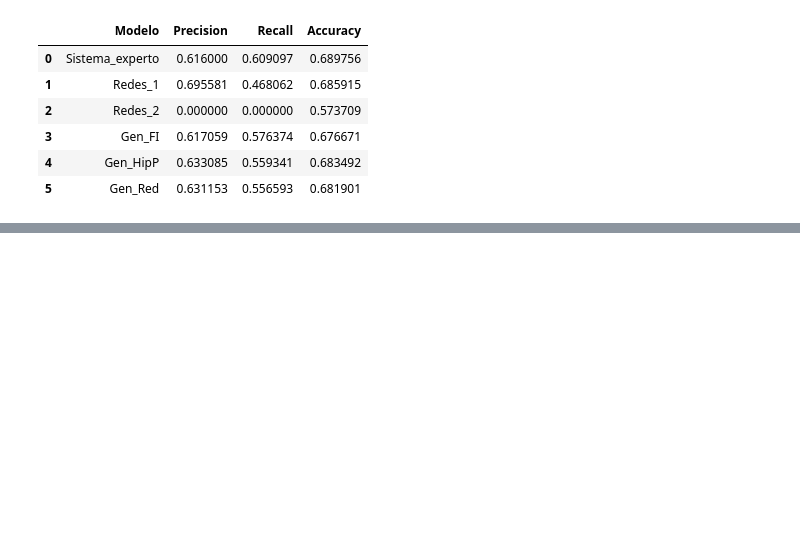
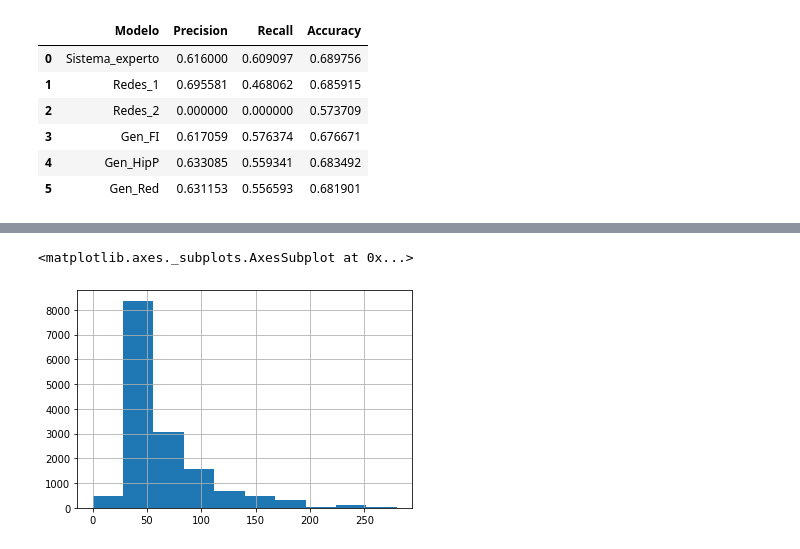
Before and after one commit to jsebastianquiroga/Big_Data-_Derby_2022_SI, a Jupyter notebook: Notebooks/sistemas_inteligentes.ipynb, the cells around one changed output, grey strips where cells are left out. Cells and saved outputs as stored; diff of their text form; code cells hidden in the pictures; blank space fills up the shorter version.

```diff
--- a/Notebooks/sistemas_inteligentes.ipynb
+++ b/Notebooks/sistemas_inteligentes.ipynb
@@ -1113,0 +1529,5 @@ Resultados
+# %%
+df_fuzzy['run_up_distance'].hist()
+# %% [output]
+<matplotlib.axes._subplots.AxesSubplot at 0x...>
+[figure, added]
```
Also changed, not shown: parts of 51 cells of this notebook.
